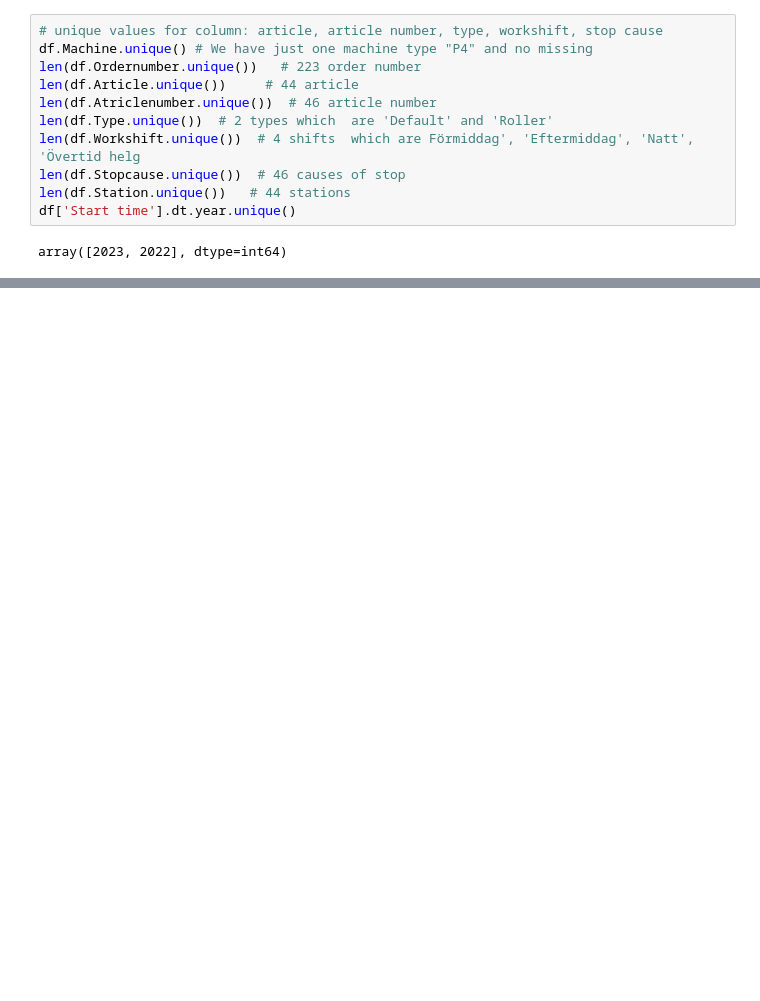
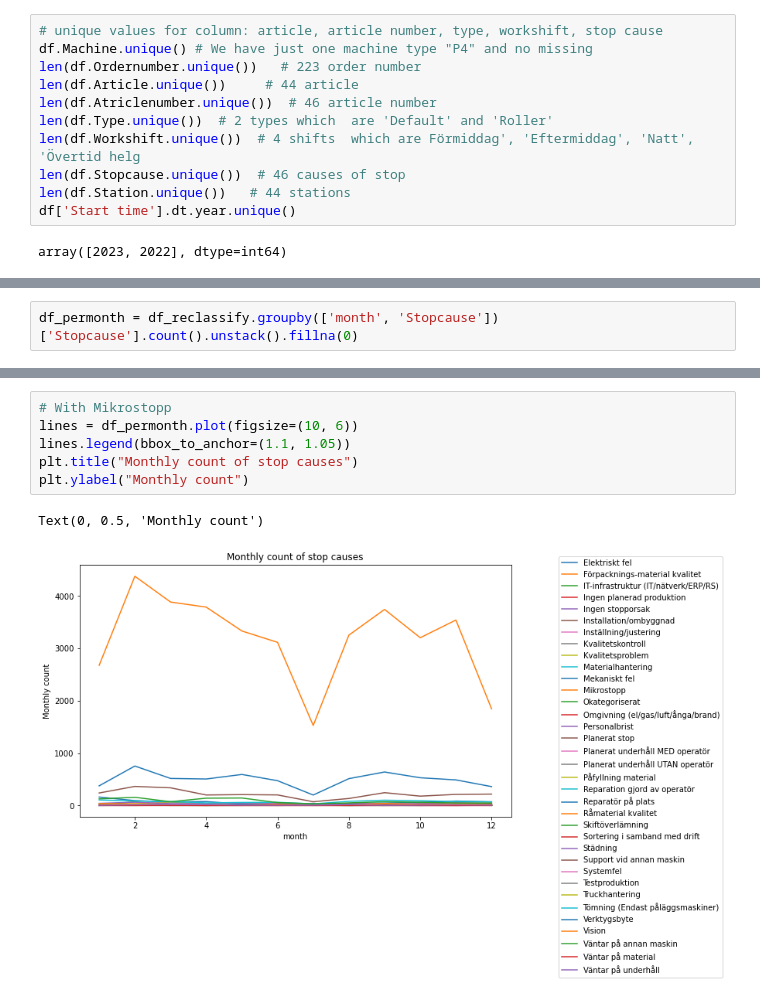
Before and after one commit to mpova/thes, a Jupyter notebook: data_visualization.ipynb, the cells around one changed output, grey strips where cells are left out. Saved outputs shown, nothing was run; the diff lists cells and outputs as text; blank space fills up the shorter version.

```diff
--- a/data_visualization.ipynb
+++ b/data_visualization.ipynb
@@ -148,0 +283,2 @@ df['Stopcause'].value_counts().plot(kind='bar')
+# %%
+df_permonth = df_reclassify.groupby(['month', 'Stopcause'])['Stopcause'].count().unstack().fillna(0)
@@ -148,0 +289,9 @@ df['Stopcause'].value_counts().plot(kind='bar')
+# %%
+# With Mikrostopp
+lines = df_permonth.plot(figsize=(10, 6))
+lines.legend(bbox_to_anchor=(1.1, 1.05))
+plt.title("Monthly count of stop causes")
+plt.ylabel("Monthly count")
+# %% [output]
+Text(0, 0.5, 'Monthly count')
+[figure, added]
```
Also changed, not shown: parts of 37 cells of this notebook.
